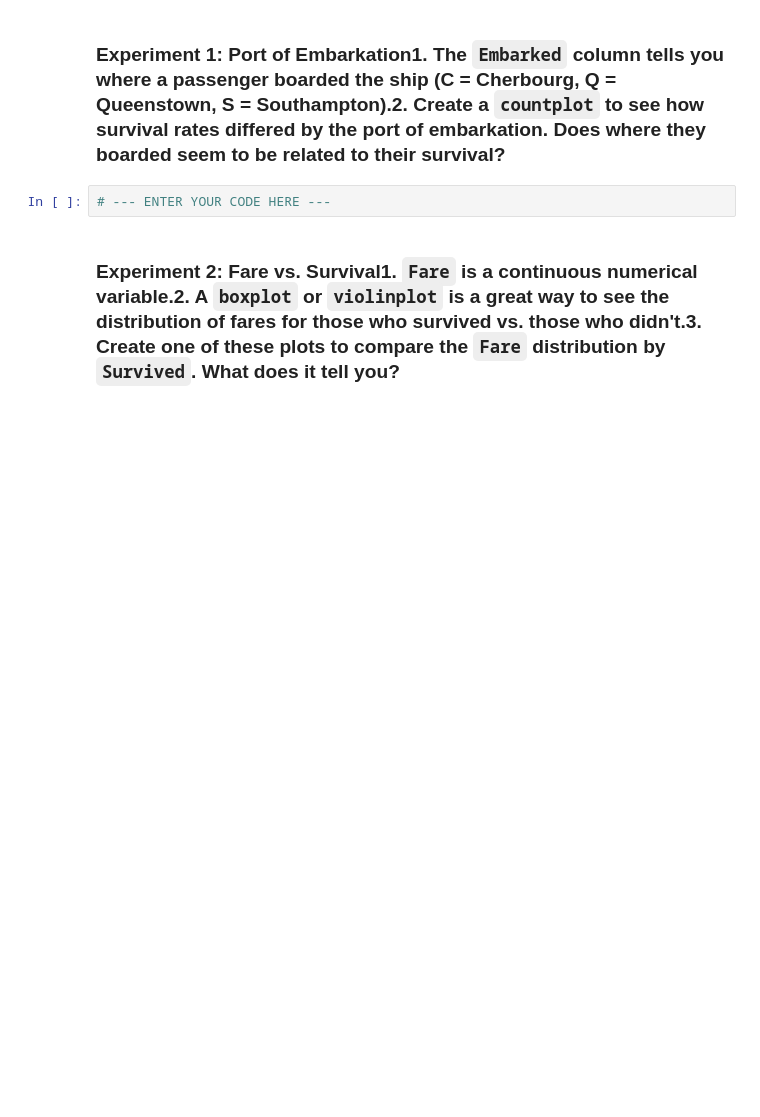
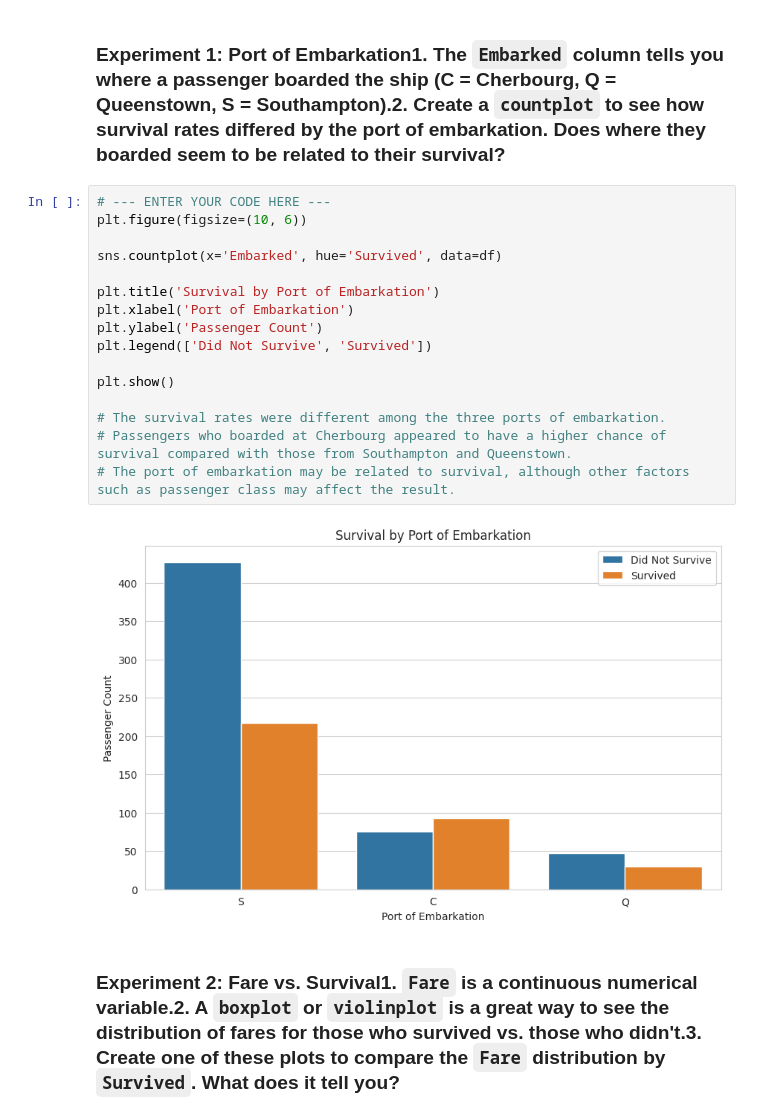
Before and after one commit to cano-elda/L04-Group-3-ITAI-1371, a Jupyter notebook: Module_04_Lab_Exploratory_Data_Analysis_1.ipynb, the cells around one changed output. Drawn from its saved outputs; the diff is of its cells as text; blank space fills up the shorter version.

```diff
--- a/Module_04_Lab_Exploratory_Data_Analysis_1.ipynb
+++ b/Module_04_Lab_Exploratory_Data_Analysis_1.ipynb
@@ -116,6 +116,22 @@ Insight: The age distribution for those who did not survive is centered around t
 ### Experiment 1: Port of Embarkation1.  The `Embarked` column tells you where a passenger boarded the ship (C = Cherbourg, Q = Queenstown, S = Southampton).2.  Create a `countplot` to see how survival rates differed by the port of embarkation. Does where they boarded seem to be related to their survival?
 # %%
 # --- ENTER YOUR CODE HERE ---
+plt.figure(figsize=(10, 6))
+
+sns.countplot(x='Embarked', hue='Survived', data=df)
+
+plt.title('Survival by Port of Embarkation')
+plt.xlabel('Port of Embarkation')
+plt.ylabel('Passenger Count')
+plt.legend(['Did Not Survive', 'Survived'])
+
+plt.show()
+
+# The survival rates were different among the three ports of embarkation.
+# Passengers who boarded at Cherbourg appeared to have a higher chance of survival compared with those from Southampton and Queenstown.
+# The port of embarkation may be related to survival, although other factors such as passenger class may affect the result.
+# %% [output]
+[figure, added]
 # %% [markdown]
 ### Experiment 2: Fare vs. Survival1.  `Fare` is a continuous numerical variable.2.  A `boxplot` or `violinplot` is a great way to see the distribution of fares for those who survived vs. those who didn't.3.  Create one of these plots to compare the `Fare` distribution by `Survived`. What does it tell you?
 # %%
```
Also changed, not shown: parts of 1 cell of this notebook.
